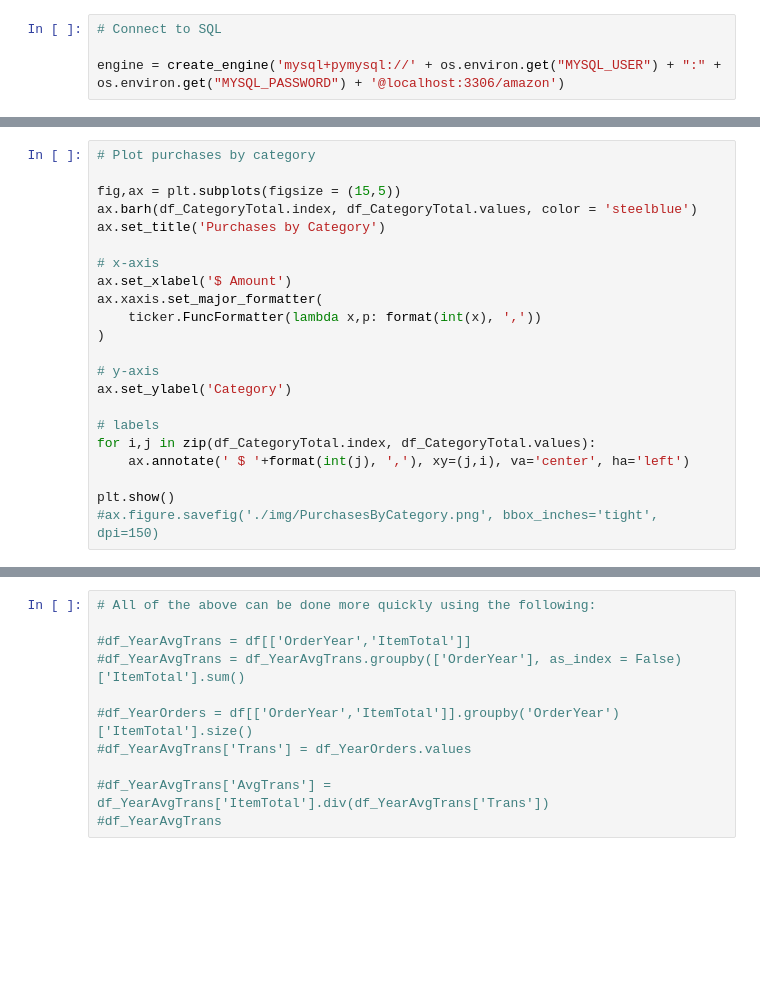
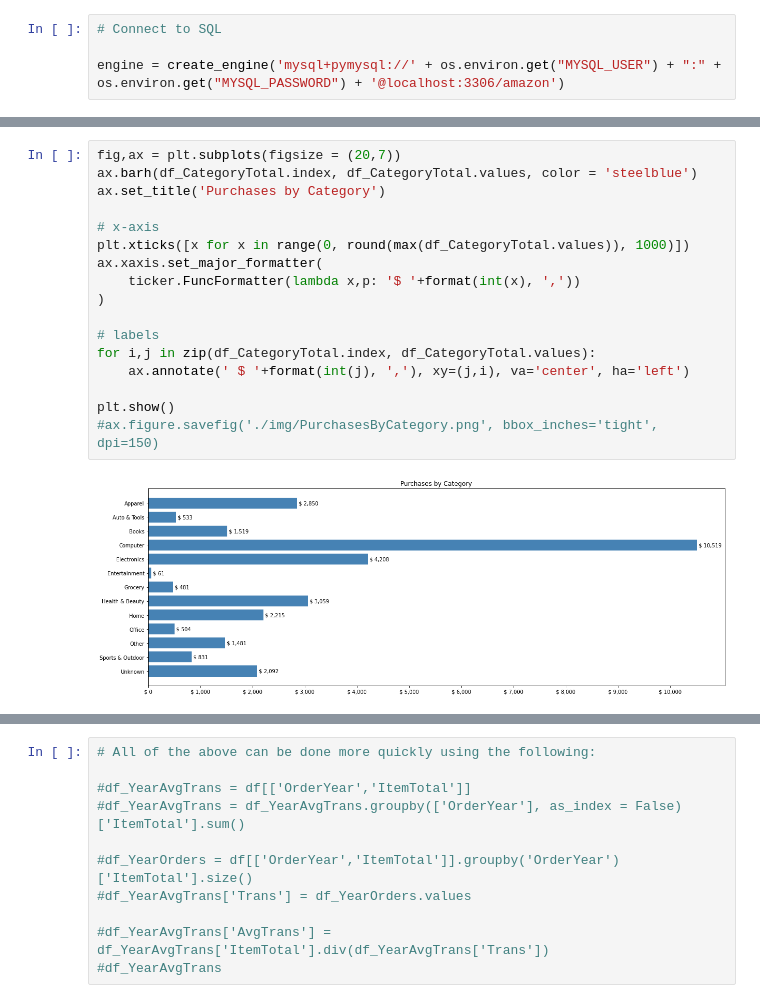
Before and after one commit to AmitSamra/AmazonOrderHistoryAirflow, a Jupyter notebook: AmazonOrderHistoryAirflow_input.ipynb, the cells around one changed output, grey strips where cells are left out. Saved outputs shown, nothing was run; the diff lists cells and outputs as text; blank space fills up the shorter version.

```diff
--- a/AmazonOrderHistoryAirflow_input.ipynb
+++ b/AmazonOrderHistoryAirflow_input.ipynb
@@ -292,25 +434,22 @@ df_CategoryTotal
 # %%
-# Plot purchases by category
-
-fig,ax = plt.subplots(figsize = (15,5))
+fig,ax = plt.subplots(figsize = (20,7))
 ax.barh(df_CategoryTotal.index, df_CategoryTotal.values, color = 'steelblue')
 ax.set_title('Purchases by Category')
 
 # x-axis
-ax.set_xlabel('$ Amount')
+plt.xticks([x for x in range(0, round(max(df_CategoryTotal.values)), 1000)])
 ax.xaxis.set_major_formatter(
-    ticker.FuncFormatter(lambda x,p: format(int(x), ','))
+    ticker.FuncFormatter(lambda x,p: '$ '+format(int(x), ','))
 )
-
-# y-axis
-ax.set_ylabel('Category')
 
 # labels
 for i,j in zip(df_CategoryTotal.index, df_CategoryTotal.values):
     ax.annotate(' $ '+format(int(j), ','), xy=(j,i), va='center', ha='left')
 
 plt.show()
 #ax.figure.savefig('./img/PurchasesByCategory.png', bbox_inches='tight', dpi=150)
+# %% [output]
+[figure, added]
 # %%
 # Purchases by category share
 
```
Also changed, not shown: parts of 38 cells of this notebook, 9 other files.
